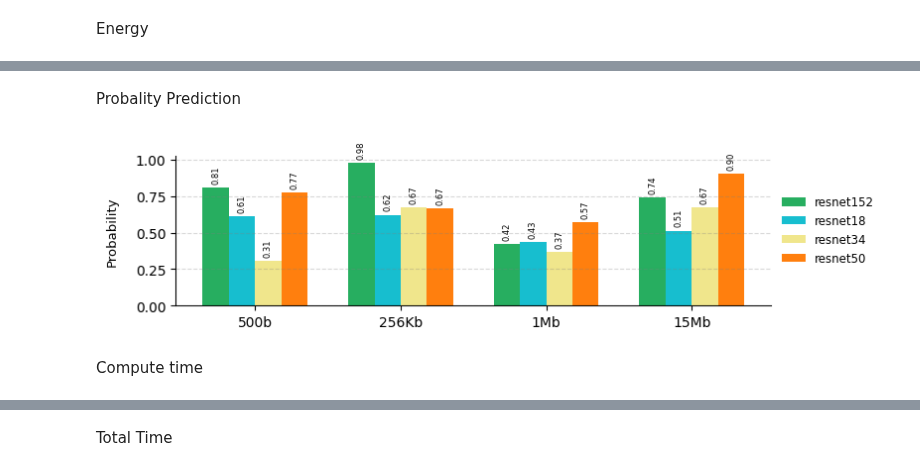
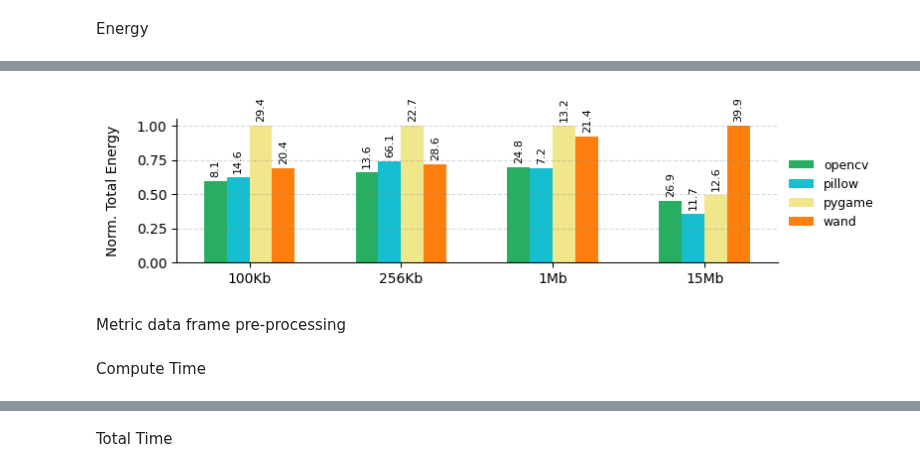
Before and after one commit to donaldonana/FaaS-Benchmark, a Jupyter notebook: image-recognition/result/ImgRec.ipynb, the cells around one changed output, grey strips where cells are left out. Saved outputs shown, nothing was run; the diff lists cells and outputs as text; code cells hidden in the pictures.

```diff
--- a/image-recognition/result/ImgRec.ipynb
+++ b/image-recognition/result/ImgRec.ipynb
@@ -133,56 +77,36 @@ plt.show()
-# %% [markdown]
-Probality Prediction
 # %%
-dfct = df.copy()
-
-dfct = dfct.groupby(['model', 'image'], as_index = False)['prob'].mean()
-
-dfct['image'] = pd.Categorical(dfct['image'], categories=image_order, ordered=True)
-
-dfct = dfct.sort_values(['model', 'image'])
-
-# Define the libraries and image sizes
-models = dfct['model'].unique()
-image_sizes = dfct['image'].unique()
-
-# Create a figure and axis
 fig, ax = plt.subplots(figsize=(8, 2.2))
 
-# Set the positions of the bars on the x-axis
-positions = np.arange(len(image_sizes))
+# Plot each image size
+for i, library in enumerate(libraries):
 
-# Plot each image size
-for i, model in enumerate(models):
-    subset = dfct[dfct['model'] == model]
-    bar_positions = positions + i * bar_width
-    bars = ax.bar(bar_positions, subset['prob'], width=bar_width, label=model, color=color_mapping[model])
+    subset = dfte[dfte['library'] == library]
+    bar_positions = np.arange(len(sizes)) + i * bar_width
+    bars = ax.bar(
+        bar_positions,
+        subset['mean_energys'],
+        width=bar_width,
+        label=library,
+        color=color_mapping[library]
+    )
 
-    for bar, prop in zip(bars, subset['prob']):
+    for bar, std in zip(bars, subset['std_energy']):
         height = bar.get_height()
-        ax.annotate(f'{prop:.2f}',
-                    xy=(bar.get_x() + bar.get_width() / 2, height),
-                    xytext=(0, 3),  # 3 points vertical offset
-                    textcoords="offset points",
-                    ha='center', va='bottom',
-                    fontsize=6, rotation=90)
+        ax.annotate(
+            f'{std:.1f}',
+            xy=(bar.get_x() + bar.get_width() / 2, height),
+            xytext=(0, 3),  # 3 points vertical offset
+            textcoords="offset points",
+            ha='center', va='bottom',
+            fontsize=8, rotation=90
+        )
 
-# Set the labels and title
-ax.grid(True, axis='y', linestyle='--', color='gray', alpha=0.3)
-
-ax.set_ylabel('Probability', fontsize=9.5, labelpad=12)
-
-ax.spines[['right', 'top']].set_visible(False)
-
-# Set the x-ticks and labels
-ax.set_xticks(positions + bar_width * (len(models) - 1) / 2)
-ax.set_xticklabels(image_sizes)
-ax.legend(
-    bbox_to_anchor=(1, 0.8), loc='upper left', ncols = 1, frameon=False, fontsize=8.5
-)
+ax = bar_ax_style(ax, "Norm. Total Energy")
 
 # plt.xticks(rotation=45, ha='right')
-
 plt.tight_layout()
 plt.show()
 # %% [output]
-[figure, old version]
+[figure, new version]
+# %% [markdown]
+Metric data frame pre-processing
@@ -189,2 +167,2 @@ plt.show()
 # %% [markdown]
-Compute time
+Compute Time
```
Also changed, not shown: parts of 14 cells of this notebook, 2 other files.
